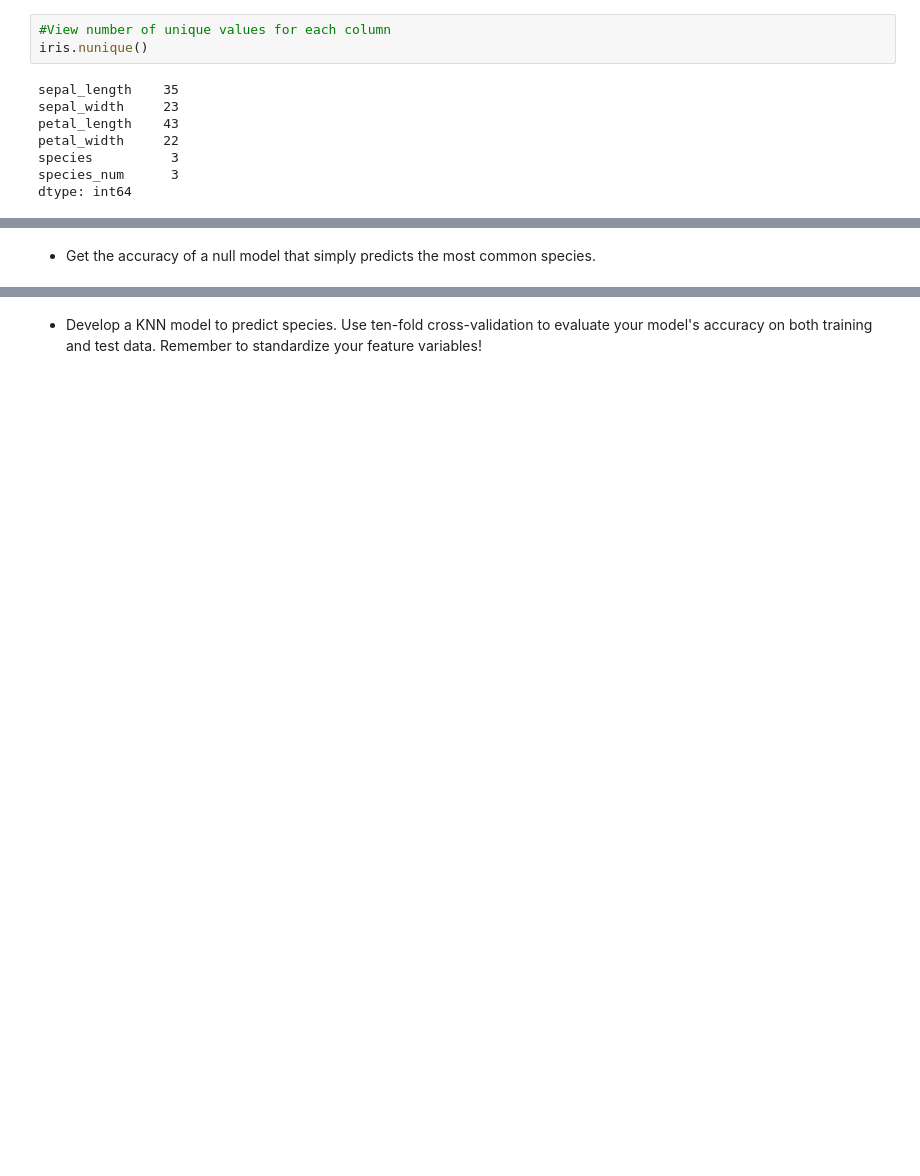
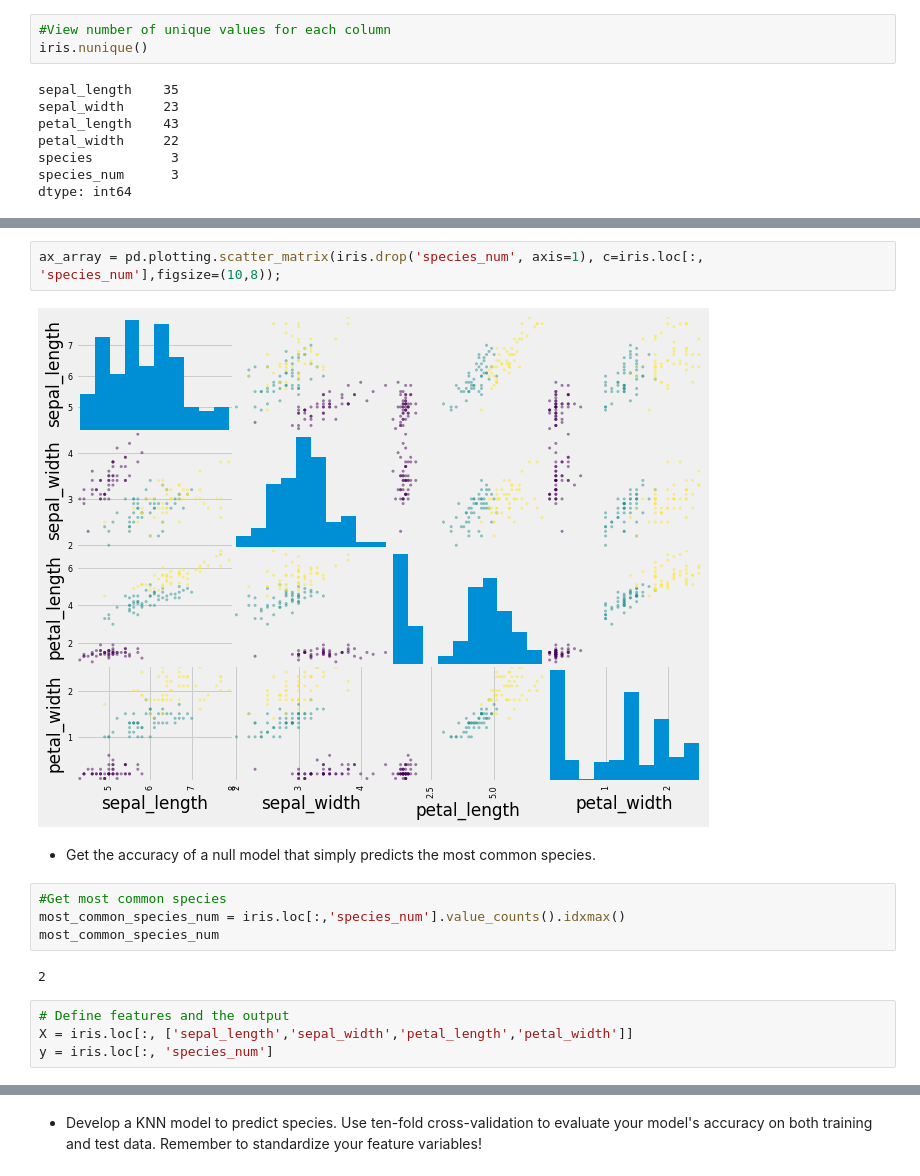
Before and after one commit to hirangunaratne/yapa_gunaratne_unit3_project, a Jupyter notebook: linreg_knn_project.ipynb, the cells around one changed output, grey strips where cells are left out. Drawn from its saved outputs; the diff is of its cells as text; blank space fills up the shorter version.

```diff
--- a/linreg_knn_project.ipynb
+++ b/linreg_knn_project.ipynb
@@ -572,2 +591,16 @@ dtype: int64
+# %%
+ax_array = pd.plotting.scatter_matrix(iris.drop('species_num', axis=1), c=iris.loc[:, 'species_num'],figsize=(10,8));
+# %% [output]
+[figure, added]
 # %% [markdown]
 - Get the accuracy of a null model that simply predicts the most common species.
+# %%
+#Get most common species
+most_common_species_num = iris.loc[:,'species_num'].value_counts().idxmax()
+most_common_species_num
+# %% [output]
+2
+# %%
+# Define features and the output
+X = iris.loc[:, ['sepal_length','sepal_width','petal_length','petal_width']]
+y = iris.loc[:, 'species_num']
```
Also changed, not shown: parts of 18 cells of this notebook.
